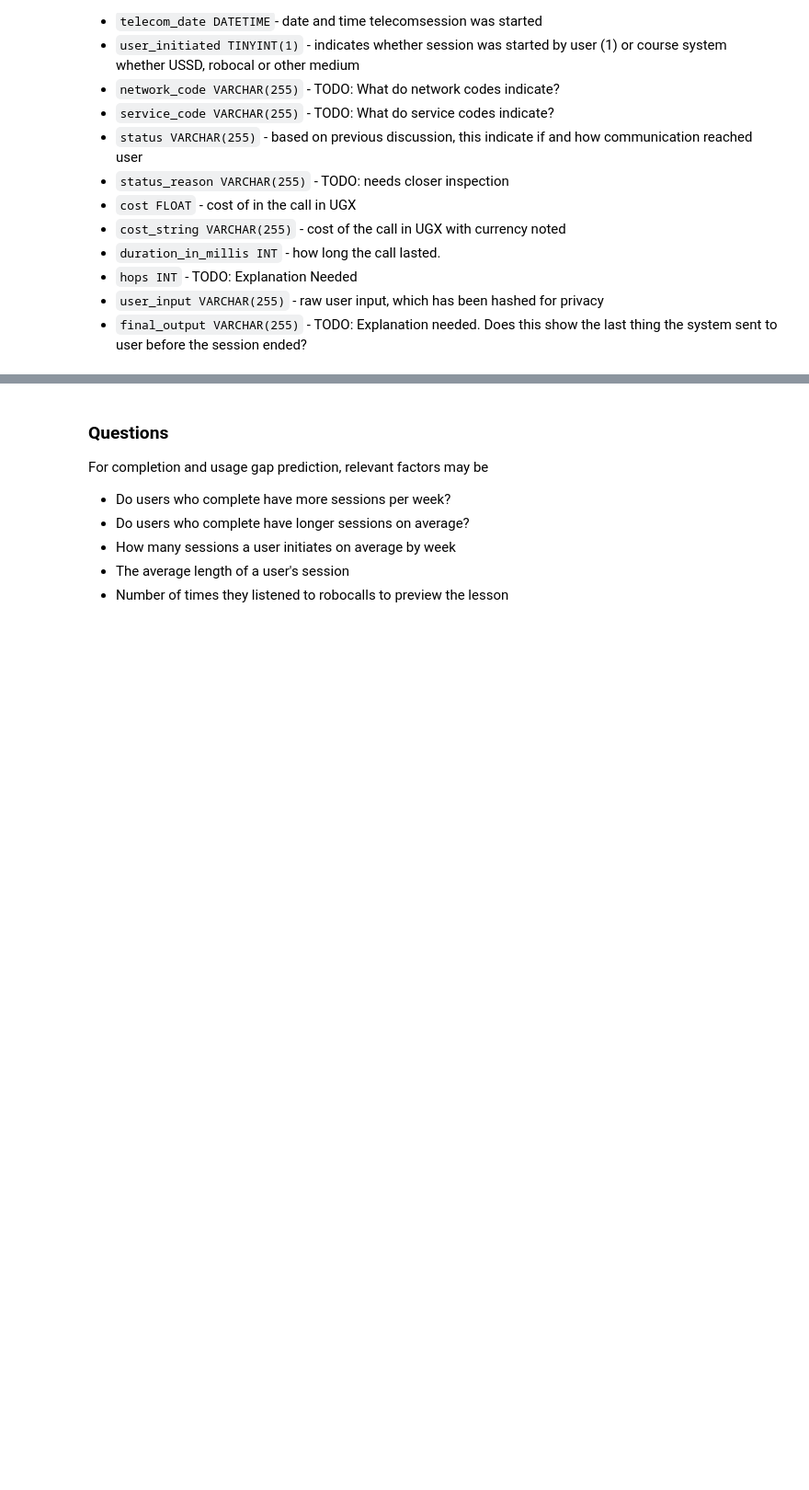
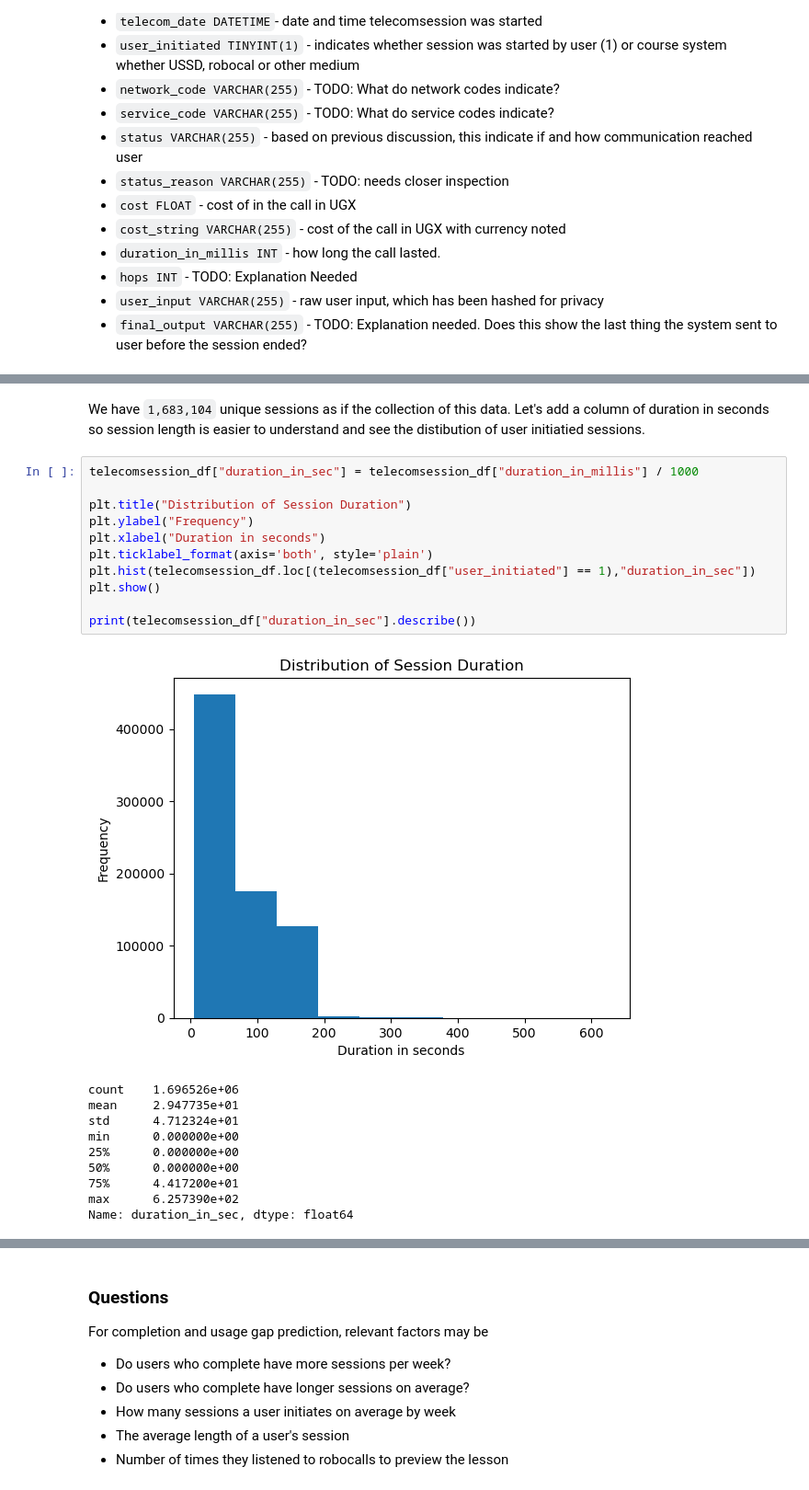
Before and after one commit to darrendbutler/yiya_data_analysis, a Jupyter notebook: dropout_analysis_course_2-3.ipynb, the cells around one changed output, grey strips where cells are left out. Shown at 92% size. Saved outputs shown, nothing was run; the diff lists cells and outputs as text; blank space fills up the shorter version.

```diff
--- a/dropout_analysis_course_2-3.ipynb
+++ b/dropout_analysis_course_2-3.ipynb
@@ -830,3 +830,27 @@ dtype: float64
 | 75% | 2022-06-24 15:27:01.249999872 | 2022-06-24 15:27:01.249999872 | NaN | 1.271730e+05 | NaN | 1.000000e+00 | NaN | NaN | ... |
 | max | 2022-12-28 17:14:46 | 2022-12-28 17:14:46 | NaN | 2.351730e+05 | NaN | 1.000000e+00 | NaN | NaN | ... |
 | std | NaN | NaN | NaN | 5.169328e+04 | NaN | 4.969419e-01 | NaN | NaN | ... |
+# %% [markdown]
+We have `1,683,104` unique sessions as if the collection of this data. Let's add a column of duration in seconds so session length is easier to understand and see the distibution of user initiatied sessions.
+# %%
+telecomsession_df["duration_in_sec"] = telecomsession_df["duration_in_millis"] / 1000
+
+plt.title("Distribution of Session Duration")
+plt.ylabel("Frequency")
+plt.xlabel("Duration in seconds")
+plt.ticklabel_format(axis='both', style='plain')
+plt.hist(telecomsession_df.loc[(telecomsession_df["user_initiated"] == 1),"duration_in_sec"])
+plt.show()
+
+print(telecomsession_df["duration_in_sec"].describe())
+# %% [output]
+[figure, added]
+count    1.696526e+06
+mean     2.947735e+01
+std      4.712324e+01
+min      0.000000e+00
+25%      0.000000e+00
+50%      0.000000e+00
+75%      4.417200e+01
+max      6.257390e+02
+Name: duration_in_sec, dtype: float64
```
Also changed, not shown: parts of 4 cells of this notebook.
